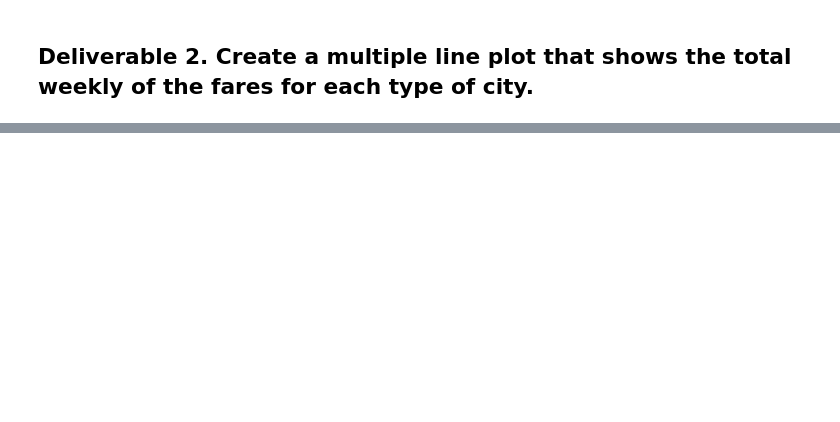
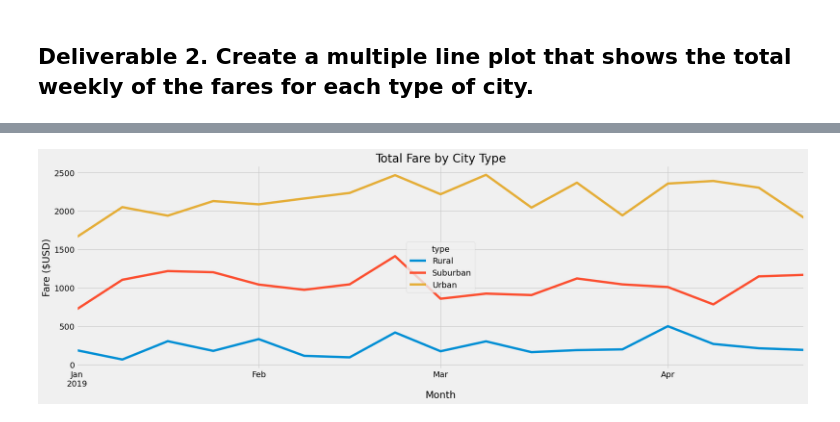
Before and after one commit to donnafraser/PyBer_Analysis, a Jupyter notebook: PyBer_Challenge.ipynb, the cells around one changed output, grey strips where cells are left out. Cells and saved outputs as stored; diff of their text form; code cells hidden in the pictures; blank space fills up the shorter version.

```diff
--- a/PyBer_Challenge.ipynb
+++ b/PyBer_Challenge.ipynb
@@ -170,3 +200,5 @@ NameError: name 'pyber_summary_df' is not defined
 # %%
 # 4. Create a pivot table with the 'date' as the index, the columns ='type', and values='fare'
 # to get the total fares for each type of city by the date.
+sum_fare_by_type_pivot = sum_fare_by_type.pivot(index="date", columns="type", values="fare")
+sum_fare_by_type_pivot.head()
@@ -173,2 +213,4 @@ NameError: name 'pyber_summary_df' is not defined
 # %%
 # 5. Create a new DataFrame from the pivot table DataFrame using loc on the given dates, '2019-01-01':'2019-04-29'.
+fares_Jan_April = sum_fare_by_type_pivot.loc['2019-01-01':'2019-04-28']
+fares_Jan_April
@@ -175,3 +245,5 @@ NameError: name 'pyber_summary_df' is not defined
 # %%
 # 6. Set the "date" index to datetime datatype. This is necessary to use the resample() method in Step 8.
 # df.index = pd.to_datetime(df.index)
+fares_Jan_April.index = pd.to_datetime(fares_Jan_April.index)
+fares_Jan_April
@@ -180,2 +279,4 @@ NameError: name 'pyber_summary_df' is not defined
 # %%
 # 8. Create a new DataFrame using the "resample()" function by week 'W' and get the sum of the fares for each week.
+weekly_fares_df = fares_Jan_April.resample('W').sum()
+weekly_fares_df.head(10)
@@ -182,7 +296,17 @@ NameError: name 'pyber_summary_df' is not defined
 # %%
 # 8. Using the object-oriented interface method, plot the resample DataFrame using the df.plot() function.
-
 # Import the style from Matplotlib.
 from matplotlib import style
 # Use the graph style fivethirtyeight.
 style.use('fivethirtyeight')
+
+ax = weekly_fares_df.plot(figsize = (20,6))
+# Add a title
+ax.set_title("Total Fare by City Type")
+#  Add a x- and y-axis label.
+ax.set_xlabel("Month")
+ax.set_ylabel("Fare ($USD)")
+plt.savefig("analysis/Challenge_fare_summary.png")
+plt.show()
+# %% [output]
+[figure, added]
```
Also changed, not shown: parts of 19 cells of this notebook, 2 other files.
